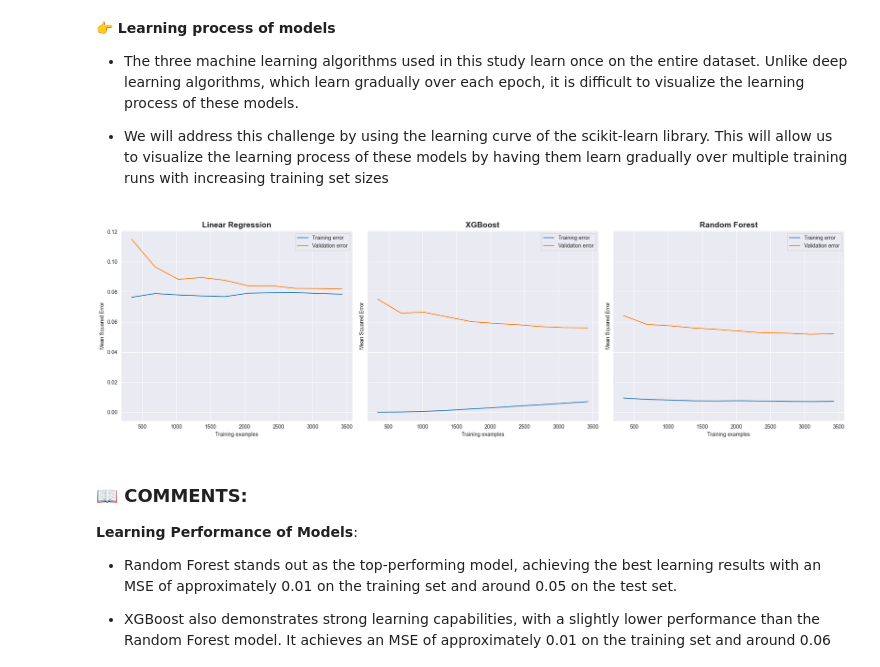
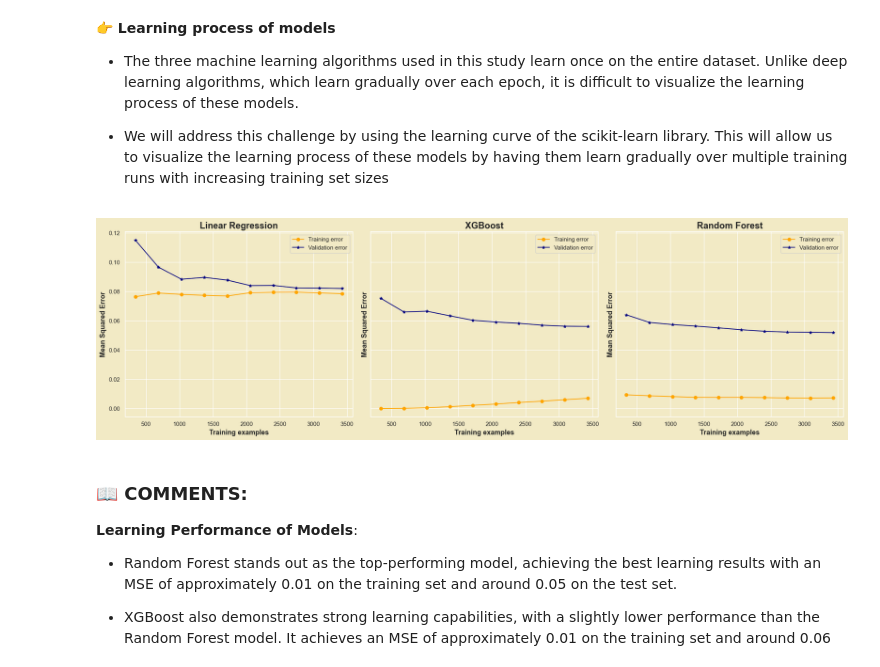
Before and after one commit to duongtruongbinh/IntroDS_FinalProject, a Jupyter notebook: src/Data_Modelling.ipynb, the cells around one changed output. Saved outputs shown, nothing was run; the diff lists cells and outputs as text; code cells hidden in the pictures.

```diff
--- a/src/Data_Modelling.ipynb
+++ b/src/Data_Modelling.ipynb
@@ -215,23 +218,25 @@ mse_train_values = list(mse_train.values())
 mse_val_values = list(mse_val.values())
 
 indices = np.arange(len(categories))
-sns.set_style("darkgrid")
+# sns.set_style("darkgrid")
+sns.set(rc={"axes.facecolor":"#F2EAC5","figure.facecolor":"#F2EAC5"})
 fig, ax = plt.subplots(1, 2, figsize=(15, 5))
 
-ax[0].bar(indices - 0.2, train_values, width=0.4, label='Train')
-ax[0].bar(indices + 0.2, val_values, width=0.4, label='Validation')
-ax[0].set_ylabel('R2 Score')
+#'#8de5a1', '#ff9f9b'
+ax[0].bar(indices - 0.2, train_values, width=0.4, label='Train', color='#8de5a1', linewidth=2, edgecolor='k')
+ax[0].bar(indices + 0.2, val_values, width=0.4, label='Validation', color='#ff9f9b', linewidth=2, edgecolor='k')
+ax[0].set_ylabel('R2 Score', fontsize=13, weight='bold')
 ax[0].set_xticks(indices)
 ax[0].set_xticklabels(categories)
-ax[0].set_title('Train and Validation R2 Scores')
+ax[0].set_title('Train and Validation R2 Scores\n', fontsize=17, weight ='bold')
 ax[0].legend()
 
-ax[1].bar(indices - 0.2, mse_train_values, width=0.4, label='Train')
-ax[1].bar(indices + 0.2, mse_val_values, width=0.4, label='Validation')
+ax[1].bar(indices - 0.2, mse_train_values, width=0.4, label='Train', color='#faa96e', linewidth=2, edgecolor='k')
+ax[1].bar(indices + 0.2, mse_val_values, width=0.4, label='Validation', color='#d0bbff',  linewidth=2, edgecolor='k')
 ax[1].set_xticks(indices)
-ax[1].set_ylabel('MSE')
+ax[1].set_ylabel('MSE', fontsize=13, weight='bold')
 ax[1].set_xticklabels(categories)
-ax[1].set_title('Train and Validation MSE')
+ax[1].set_title('Train and Validation MSE\n', fontsize=17, weight ='bold')
 ax[1].legend()
 
 plt.show()
@@ -252,30 +257,30 @@ plt.show()
 # %%
 def plot_learning_curve(model, X, y, ax, title):
     train_sizes, train_scores, val_scores = learning_curve(
         model, X, y, cv=5, scoring='neg_mean_squared_error', train_sizes=np.linspace(0.1, 1.0, 10)
     )
 
     train_scores_mean = -np.mean(train_scores, axis=1)
     val_scores_mean = -np.mean(val_scores, axis=1)
 
-    ax.plot(train_sizes, train_scores_mean, label='Training error')
-    ax.plot(train_sizes, val_scores_mean, label='Validation error')
+    ax.plot(train_sizes, train_scores_mean, label='Training error', color='orange', marker='o')
+    ax.plot(train_sizes, val_scores_mean, label='Validation error', color='navy', marker='*')
 
-    ax.set_title(title, fontsize=15,fontweight='bold')
-    ax.set_xlabel('Training examples')
-    ax.set_ylabel('Mean Squared Error')
+    ax.set_title(title, fontsize=17,fontweight='bold')
+    ax.set_xlabel('Training examples', fontsize=13, weight='bold')
+    ax.set_ylabel('Mean Squared Error', fontsize=13, weight='bold')
     ax.legend()
     ax.grid(True)
 
 fig, axes = plt.subplots(1, 3, figsize=(20, 6),sharey=True)
 
 for (model_name, model), ax in zip(models.items(), axes):
     plot_learning_curve(model, X_train, y_train, ax, model_name)
 
 plt.tight_layout()
 plt.show()
 # %% [output]
-[figure, old version]
+[figure, new version]
 # %% [markdown]
 ### 📖 **COMMENTS:**
 **Learning Performance of Models**:
```
Also changed, not shown: parts of 6 cells of this notebook.
